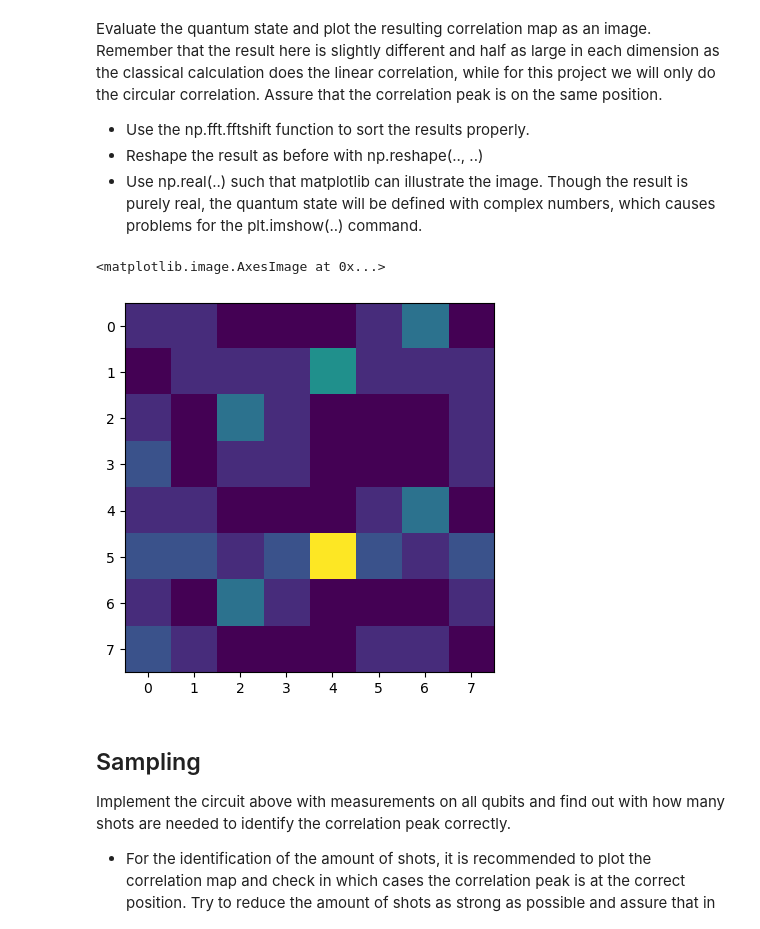
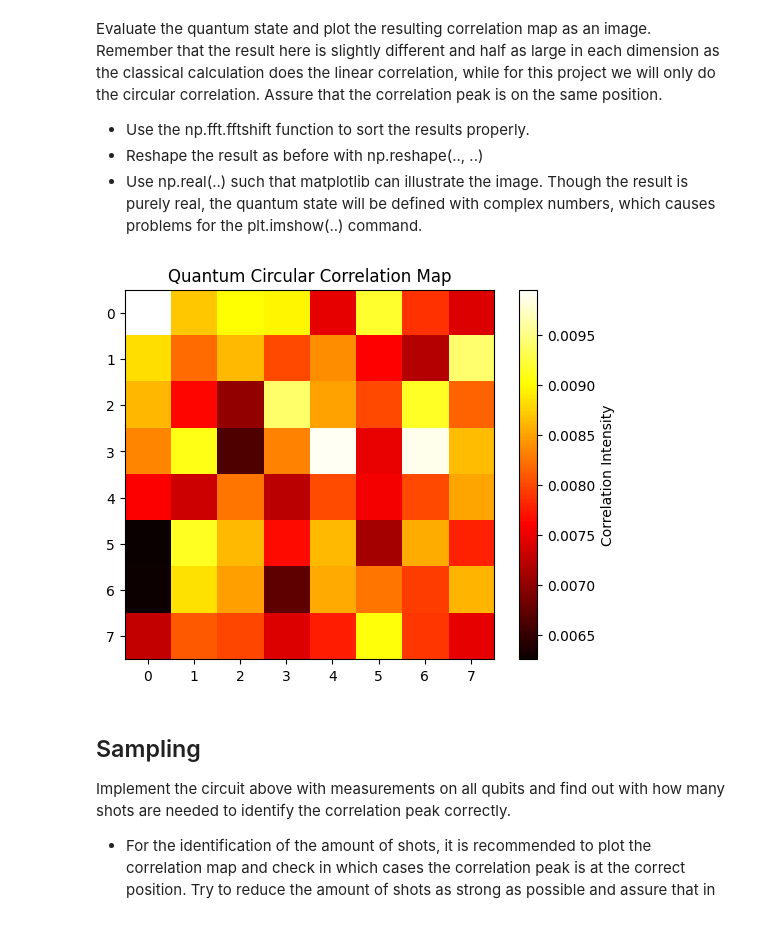
Before and after one commit to ZelikK/QuPIV, a Jupyter notebook: QuCorr_Programming_Project_Fill.ipynb, the cells around one changed output. Saved outputs shown, nothing was run; the diff lists cells and outputs as text; code cells hidden in the pictures.

```diff
--- a/QuCorr_Programming_Project_Fill.ipynb
+++ b/QuCorr_Programming_Project_Fill.ipynb
@@ -79,10 +163,32 @@ Evaluate the quantum state and plot the resulting correlation map as an image. R
 * Reshape the result as before with np.reshape(.., ..)
 * Use np.real(..) such that matplotlib can illustrate the image. Though the result is purely real, the quantum state will be defined with complex numbers, which causes problems for the plt.imshow(..) command.
 # %%
-# Run statevector simulation and plot the result as an image
+from qiskit.quantum_info import Statevector
+import matplotlib.pyplot as plt
+
+# Simulate the quantum state
+state = Statevector(qc)
+quantum_result = state.data  # Extract quantum state amplitudes
+
+# Compute the probability distribution
+correlation = np.abs(quantum_result) ** 2  # Squaring gives probabilities
+
+# Select only the first N² elements (extracting the 8×8 portion)
+correlation = correlation[:N**2]  # Keep only the first 64 values
+
+# Reshape into an 8×8 array
+correlation = np.reshape(correlation, (N, N))
+
+# Use fftshift to align the correlation peak
+correlation = np.fft.fftshift(correlation)
+
+# Plot the correlation map
+plt.imshow(np.real(correlation), cmap="hot", interpolation="nearest")
+plt.colorbar(label="Correlation Intensity")
+plt.title("Quantum Circular Correlation Map")
+plt.show()
 # %% [output]
-<matplotlib.image.AxesImage at 0x...>
-[figure, old version]
+[figure, new version]
 # %% [markdown]
 ## Sampling
 
```
Also changed, not shown: parts of 14 cells of this notebook.
